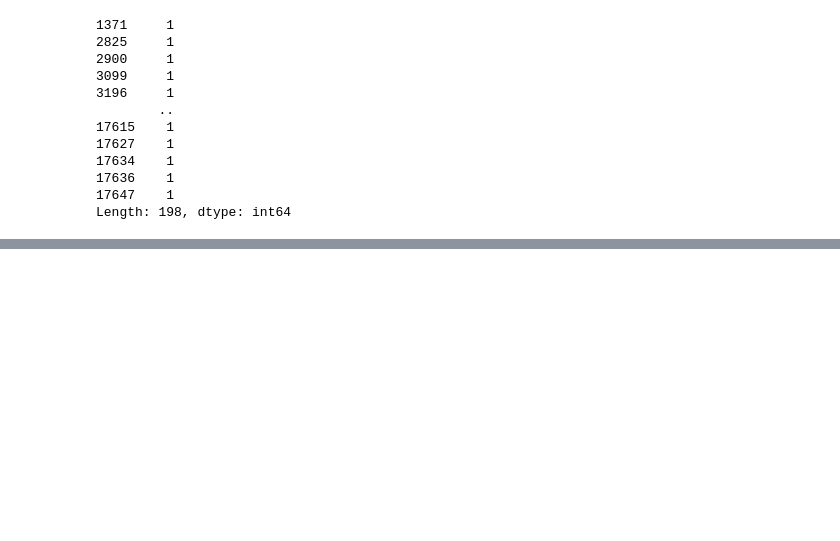
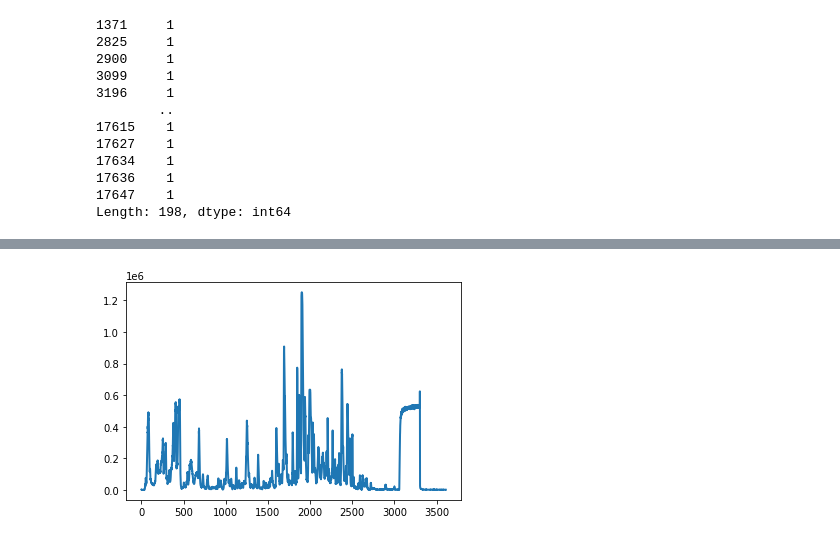
Before and after one commit to luizgmencucini/regression_filter, a Jupyter notebook: regression_filter.ipynb, the cells around one changed output, grey strips where cells are left out. Cells and saved outputs as stored; diff of their text form; code cells hidden in the pictures; blank space fills up the shorter version.

```diff
--- a/regression_filter.ipynb
+++ b/regression_filter.ipynb
@@ -547,0 +920,7 @@ samp_010ms2.filterReg(17647, plot=True)
+# %%
+fig = plt.figure()
+ax1 = fig.add_subplot(111)
+ax1.plot(tic['rt'], [max(x) if len(x) else 0 for x in tic['i']], lw=2)
+fig.savefig('010_1_ORIG_BPC.png')
+# %% [output]
+[figure, added]
```
Also changed, not shown: parts of 44 cells of this notebook.
